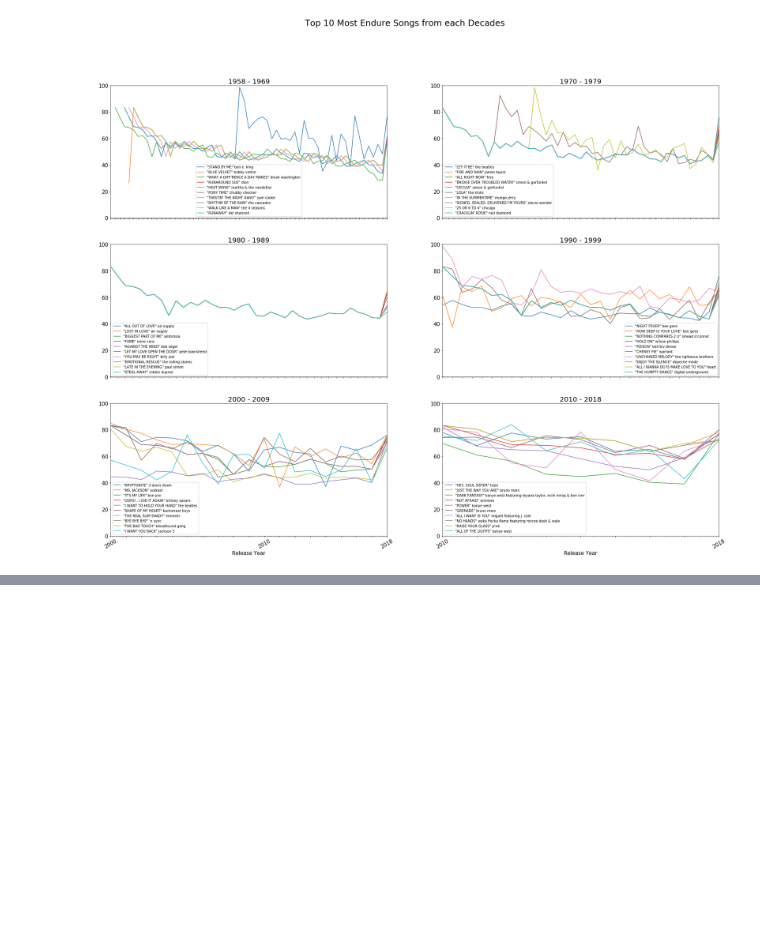
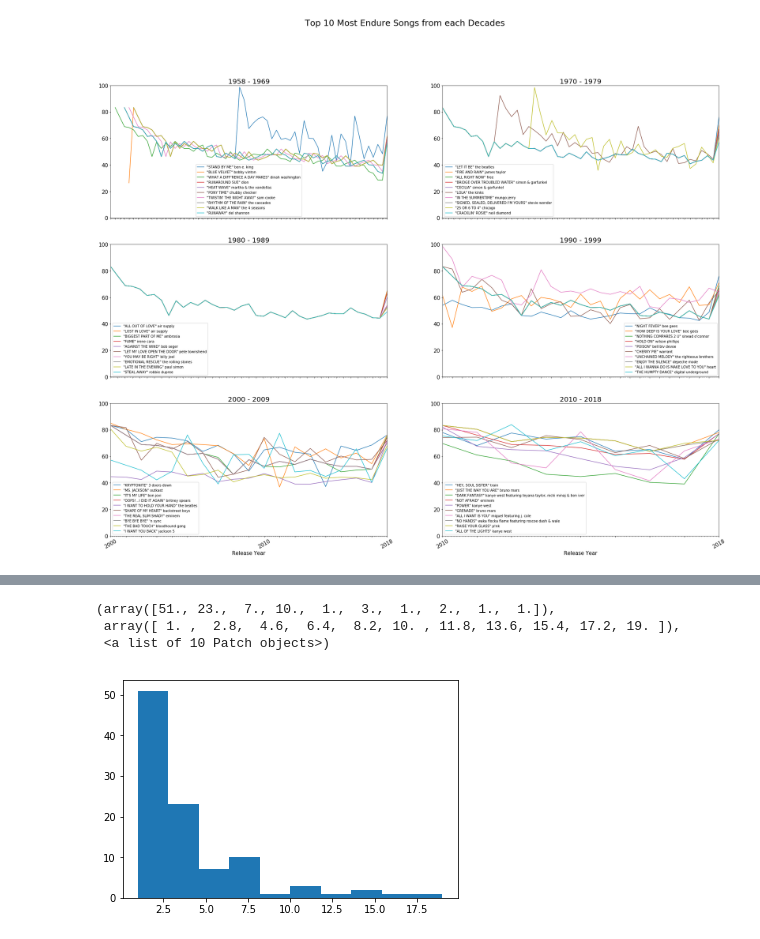
Before and after one commit to elicassion/Do-Popular-Songs-Endure, a Jupyter notebook: scripts/DoSongsEndure_Ultimate.ipynb, the cells around one changed output, grey strips where cells are left out. Cells and saved outputs as stored; diff of their text form; code cells hidden in the pictures; blank space fills up the shorter version.

```diff
--- a/scripts/DoSongsEndure_Ultimate.ipynb
+++ b/scripts/DoSongsEndure_Ultimate.ipynb
@@ -1386,13 +1469,24 @@ for i, (ll, rl) in enumerate(decades):
 # %%
-top_endure_features:
+top_endure_features = []
 for i, (ll, rl) in enumerate(decades):
+    tef = create_new_empty_data_dict(['peak', 'weeks_on_chart', 'grammy', 'ama'])
     dtn = decades_top_names[i]
     dtt = decades_top_titles[i]
     for j in range(len(dtn)):
         t = dtt[j]
         n = dtn[j]
         r = feature_gap_df[(feature_gap_df['artist_name']==n) & (feature_gap_df['title']==t)]
-        bill_peak = r['peak_rank']
-        weak_o_c = r['weeks_on_chart']
-        wgrammy = r['grammy']
-        wama = r['ama']
+        tef['peak'].append(r['peak_rank'].tolist()[0])
+        tef['weeks_on_chart'].append(r['weeks_on_chart'].tolist()[0])
+        tef['grammy'].append(r['grammy'].tolist()[0])
+        tef['ama'].append(r['ama'].tolist()[0])
+    top_endure_features.append(tef)
+with open(join_path(data_path, 'decades_ntop_100_songs_feature.p'), 'wb') as fp:
+    pickle.dump(top_endure_features, fp, protocol=pickle.HIGHEST_PROTOCOL)
+# %%
+plt.hist(top_endure_features[0]['peak'])
+# %% [output]
+(array([51., 23.,  7., 10.,  1.,  3.,  1.,  2.,  1.,  1.]),
+ array([ 1. ,  2.8,  4.6,  6.4,  8.2, 10. , 11.8, 13.6, 15.4, 17.2, 19. ]),
+ <a list of 10 Patch objects>)
+[figure, added]
```
Also changed, not shown: parts of 16 cells of this notebook.
